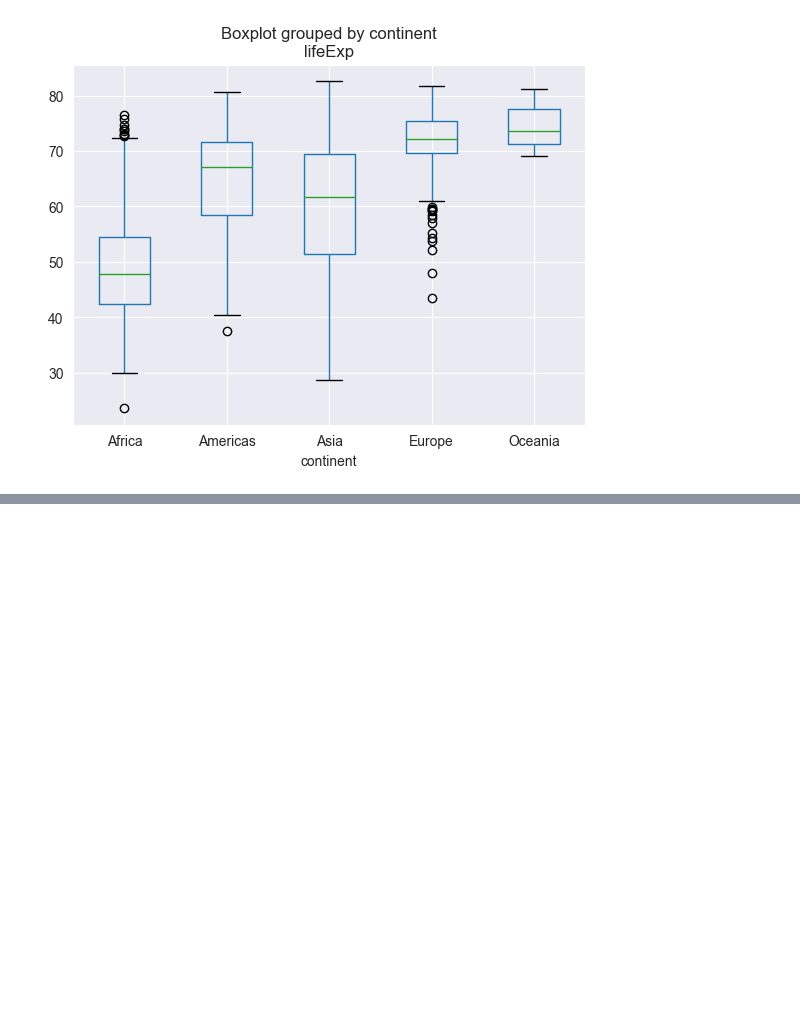
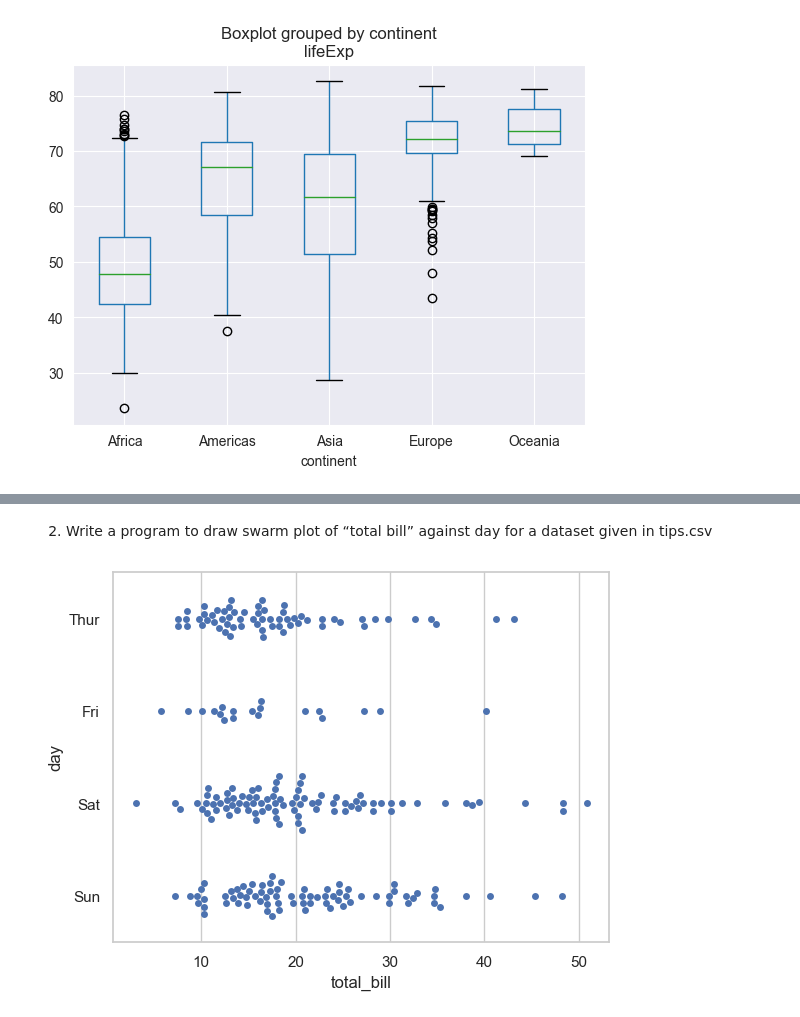
Before and after one commit to milanbiranwar18/Python_Libraries, a Jupyter notebook: Seaborn/seaborn.ipynb, the cells around one changed output, grey strips where cells are left out. Drawn from its saved outputs; the diff is of its cells as text; code cells hidden in the pictures; blank space fills up the shorter version.

```diff
--- a/Seaborn/seaborn.ipynb
+++ b/Seaborn/seaborn.ipynb
@@ -76,0 +101,10 @@ plt.show()
+# %% [markdown]
+2. Write a program to draw swarm plot of “total bill” against day for a dataset given in tips.csv
+# %%
+import seaborn as sns
+import matplotlib.pyplot as plt
+data = sns.load_dataset("tips")
+sns.swarmplot(x="total_bill", y="day", data=data)
+plt.show()
+# %% [output]
+[figure, added]
```
Also changed, not shown: parts of 4 cells of this notebook.
